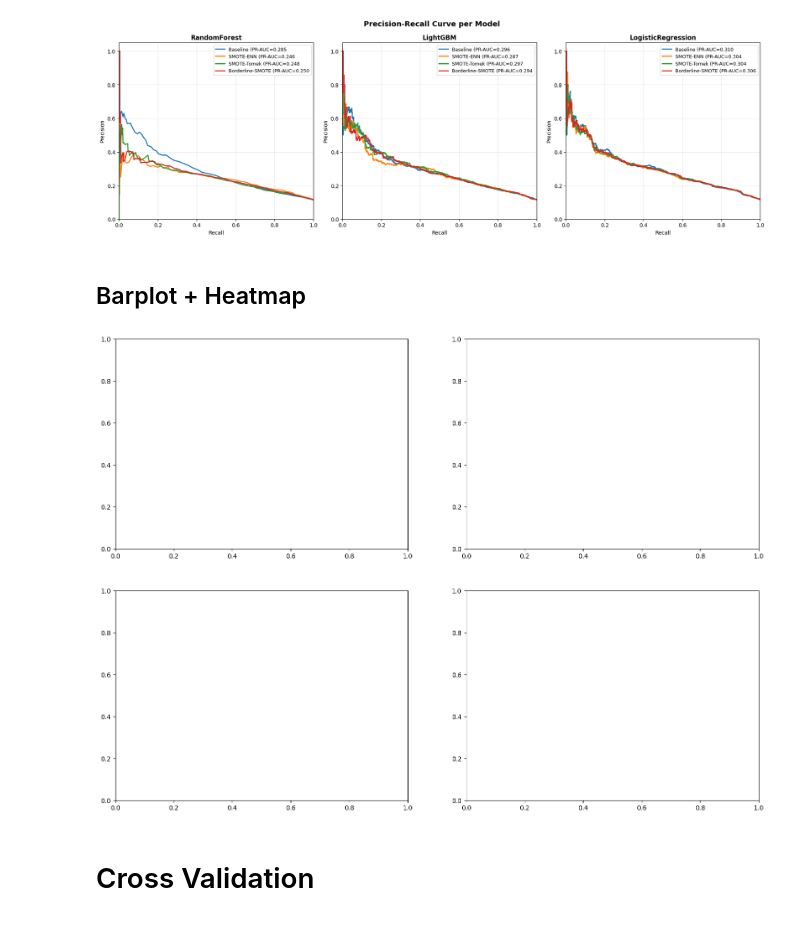
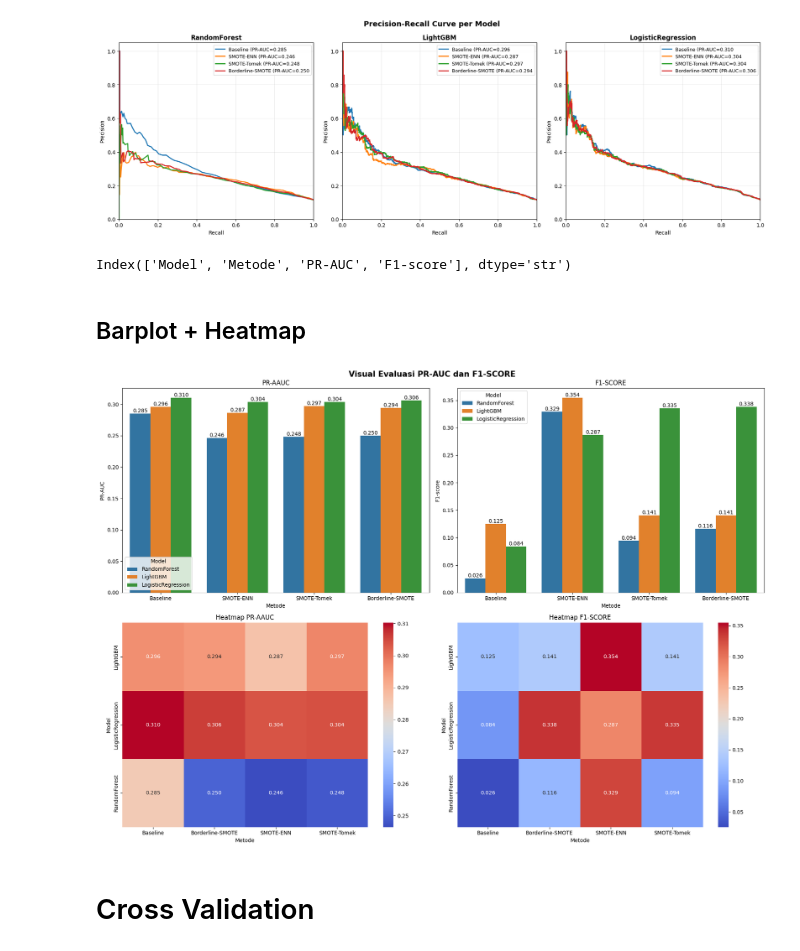
Before and after one commit to PrimaSembiring/loan-default-imbalance, a Jupyter notebook: main.ipynb, the cells around one changed output. Drawn from its saved outputs; the diff is of its cells as text; code cells hidden in the pictures.

```diff
--- a/main.ipynb
+++ b/main.ipynb
@@ -406,10 +406,11 @@ for name, model in models.items():
         # metrik evaluasi yang di pakai
         pr_auc = average_precision_score(y_test, y_prob)
         roc_auc = roc_auc_score(y_test, y_prob)
+        f1 = f1_score(y_test, y_pred)
         confusion = confusion_matrix(y_test, y_pred)
         clas_report = classification_report(y_test, y_pred)
 
-        # kita simpan semua datanya utk dijadikan visual nantinya
+        # kita simpan semua datanya utk dijadikan visual nantinya (semua hasil disini)
 # aslinya precision, recall, thresholds
         precision, recall, _ =  precision_recall_curve(y_test, y_prob) # --> utk data kurva PR
         pr_curve_data.append({
@@ -419,7 +420,7 @@ for name, model in models.items():
             'Precision' : precision,
             'Recal' : recall,
             'PR-AUC' : pr_auc,
-            'F1_score' : f1_score
+            'F1_score' : f1
         })
 
         print(f"PR-AUC: {pr_auc}")
@@ -478,21 +479,43 @@ plt.show()
 df_eval = pd.DataFrame([{
     'Model' : k['Model'],
     'Metode' : k['Metode'],
-    'PR-AUC' : k['PR-AUC'],
-    'F1-SCORE' : k['F1_score']
+    'PR-AUC' : (k['PR-AUC']),
+    'F1-score' : k['F1_score']
 }for k in pr_curve_data])
+# %%
+df_eval.columns
+# %% [output]
+Index(['Model', 'Metode', 'PR-AUC', 'F1-score'], dtype='str')
 # %% [markdown]
 ## Barplot + Heatmap
 # %%
 fig, axes = plt.subplots(2,2, figsize=(18,13))
 axes = axes.flatten()
 
 metrik = [
-    # inisial nama, nama kolom yg udh diseting di result
+    # inisial nama, nama kolom yg udh diseting di result, kita fokus pakai metric pr-auc dan f1 score
+    ('PR-AUC', 'PR-AAUC'),  # ---> col(dipakai ambil data), title(cuma nampilin aja)
+    ('F1-score', 'F1-SCORE')
+]
 
-]
+# utk barplot
+for i, (col, title) in enumerate(metrik):
+    sns.barplot(data=df_eval, x='Metode', y=col, hue='Model', ax=axes[i])
+    for j in axes[i].containers:
+        axes[i].bar_label(j, fmt='%.3f')
+    axes[i].set_title(title)
+
+# utk heatmap
+for i, (col, title) in enumerate(metrik, start=2):
+    pivot = df_eval.pivot(index='Model', columns='Metode', values=col)
+    sns.heatmap(data=pivot, annot=True, fmt='.3f',cmap='coolwarm', ax=axes[i])
+    axes[i].set_title(f'Heatmap {title}')
+
+plt.suptitle('Visual Evaluasi PR-AUC dan F1-SCORE', fontweight='bold', fontsize=15)
+plt.tight_layout()
+plt.show()
 # %% [output]
-[figure, old version]
+[figure, new version]
 # %% [markdown]
 # Cross Validation
 # %% [markdown]
```
Also changed, not shown: parts of 4 cells of this notebook.
